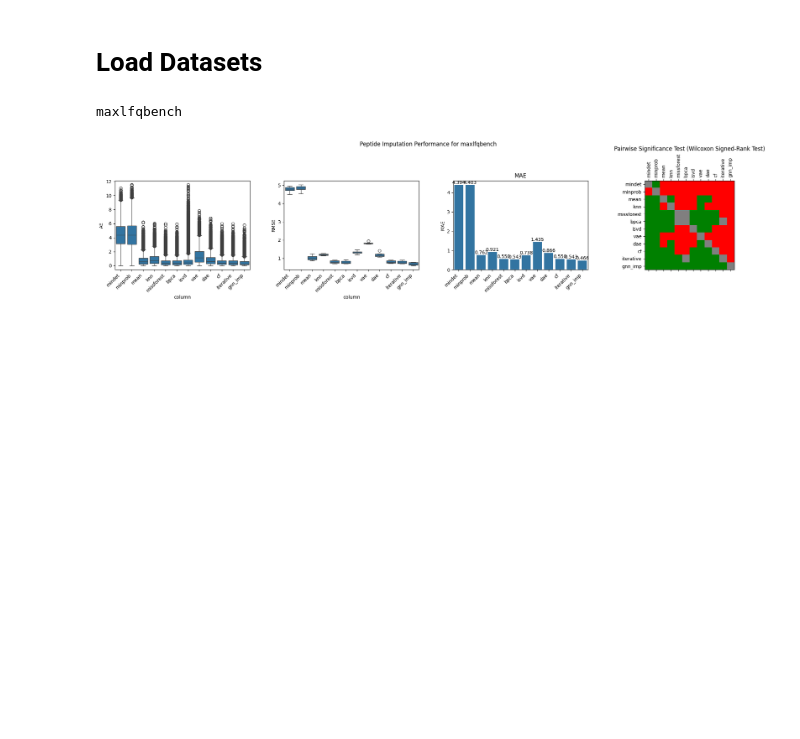
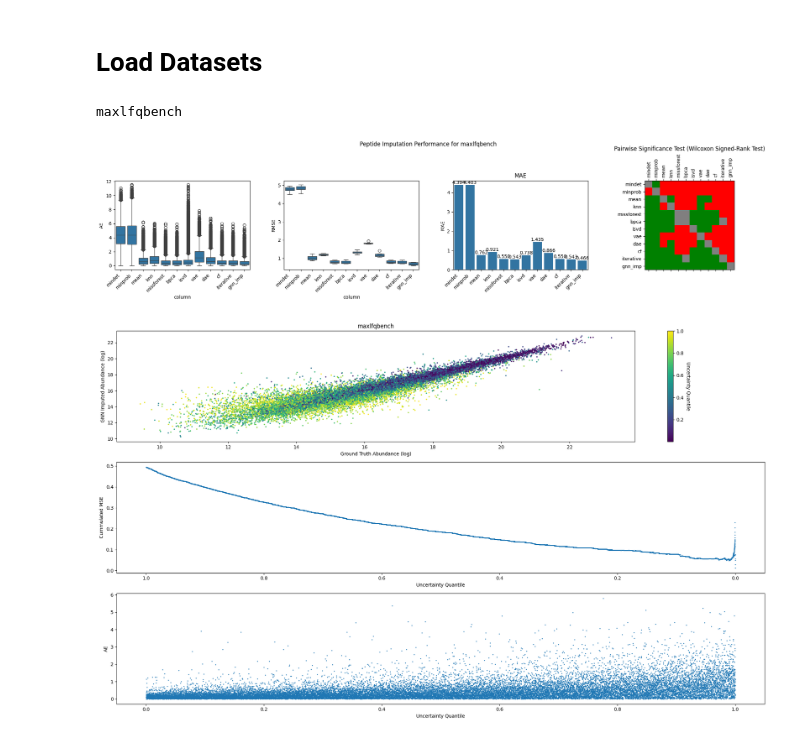
Before and after one commit to DILiS-lab/pepermint, a Jupyter notebook: evaluate.ipynb, the cells around one changed output. Drawn from its saved outputs; the diff is of its cells as text; code cells hidden in the pictures; blank space fills up the shorter version.

```diff
--- a/evaluate.ipynb
+++ b/evaluate.ipynb
@@ -70,3 +70,53 @@ for ds_name, ds in imp_datasets.items():
     fig.tight_layout()
 # %% [output]
 [figure]
+# %%
+import pandas as pd
+from matplotlib import pyplot as plt
+fig, axs = plt.subplots(3, len(imp_datasets), figsize=(20, 12))
+axs = axs.transpose().flatten()
+for i, (ds_name, ds) in enumerate(imp_datasets.items()):
+    df = ds.values['peptide'].df
+    gt_column = 'abundance_gt'
+    gt =df[gt_column]
+    mask = df['abundance'].isna() &  ~gt.isna()
+    gt = gt[mask]
+    gnn = df[f'gnn_imp']
+    gnn = gnn[mask]
+    uncertainty = df[f'gnn_imp_var']
+    uncertainty = uncertainty[mask]
+    diff = (gt - gnn).abs()
+    se  = (gt - gnn)**2
+    df = pd.DataFrame({'gt':gt, 'gnn':gnn, 'ae':diff, 'se':se, 'uncertainty':uncertainty})
+    df['ae_rank'] = df.ae.rank()
+    df['uncertainty_rank'] = df.uncertainty.rank() / df.shape[0]
+    ax = axs[3 * i]
+    mappable = ax.scatter(gt, gnn, c=df.uncertainty_rank, s=3)
+    #mappable = ax.scatter(np.abs(gt-gnn), np.log(uncertainty), s=5)
+    #ax.set_title(f'{ds_name_map[ds_name]}, {agg} aggregation')
+    ax.set_xlabel('Ground Truth Abundance (log)')
+    ax.set_ylabel('GNN Imputed Abundance (log)')
+    cbar = plt.colorbar(mappable=mappable)
+    cbar.set_label('Uncertainty Quantile', rotation=-90, verticalalignment='bottom')
+    df = df.sort_values('uncertainty', ascending=True)
+    df['mae'] = df['ae'].cumsum() / np.arange(1, df.shape[0]+1)
+    df['mse'] = df['se'].cumsum() / np.arange(1, df.shape[0]+1)
+    ax.set_title(ds_name)
+    ax = axs[3 * i + 1]
+    ax.scatter(df.uncertainty_rank, df['mse'], s=1)
+    ax.set_xlim(ax.get_xlim()[::-1])
+    #ax.scatter(df['ae'], np.log(df['uncertainty']), s=1)
+    ax.set_xlabel('Uncertainty Quantile')
+    ax.set_ylabel('Cummulated MSE')
+
+    ax = axs[3 * i + 2]
+    ax.scatter(df.uncertainty_rank, df['ae'], s=1)
+    ax.set_xlabel('Uncertainty Quantile')
+    ax.set_ylabel('AE')
+    #ax.scatter(df['ae'], np.log(df['uncertainty']), s=1)
+    ax.set_xlabel('Uncertainty Quantile')
+    #mappable = ax.scatter(df['gt'].loc[ids], df.gnn.loc[ids], c=np.log(df.uncertainty.loc[ids]), s=1, cmap='inferno')
+    #plt.colorbar(mappable)
+fig.tight_layout()
+# %% [output]
+[figure, added]
```
Also changed, not shown: parts of 3 cells of this notebook, 7 other files.
